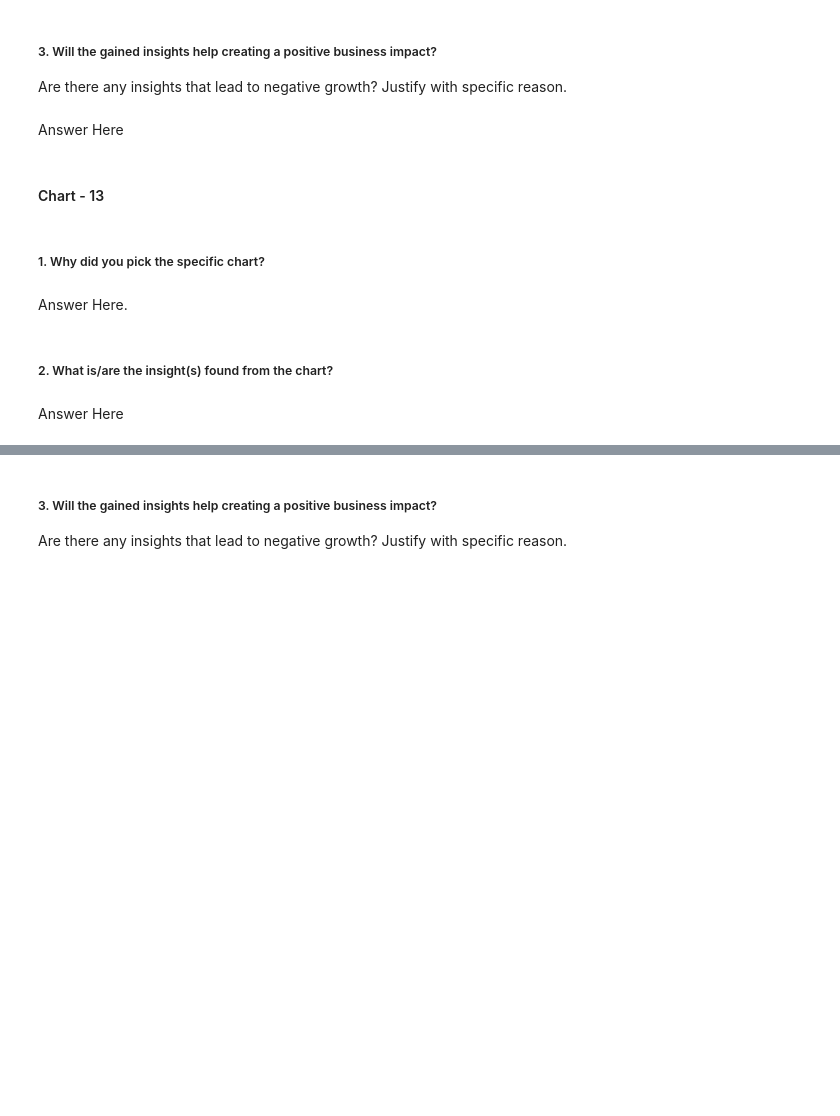
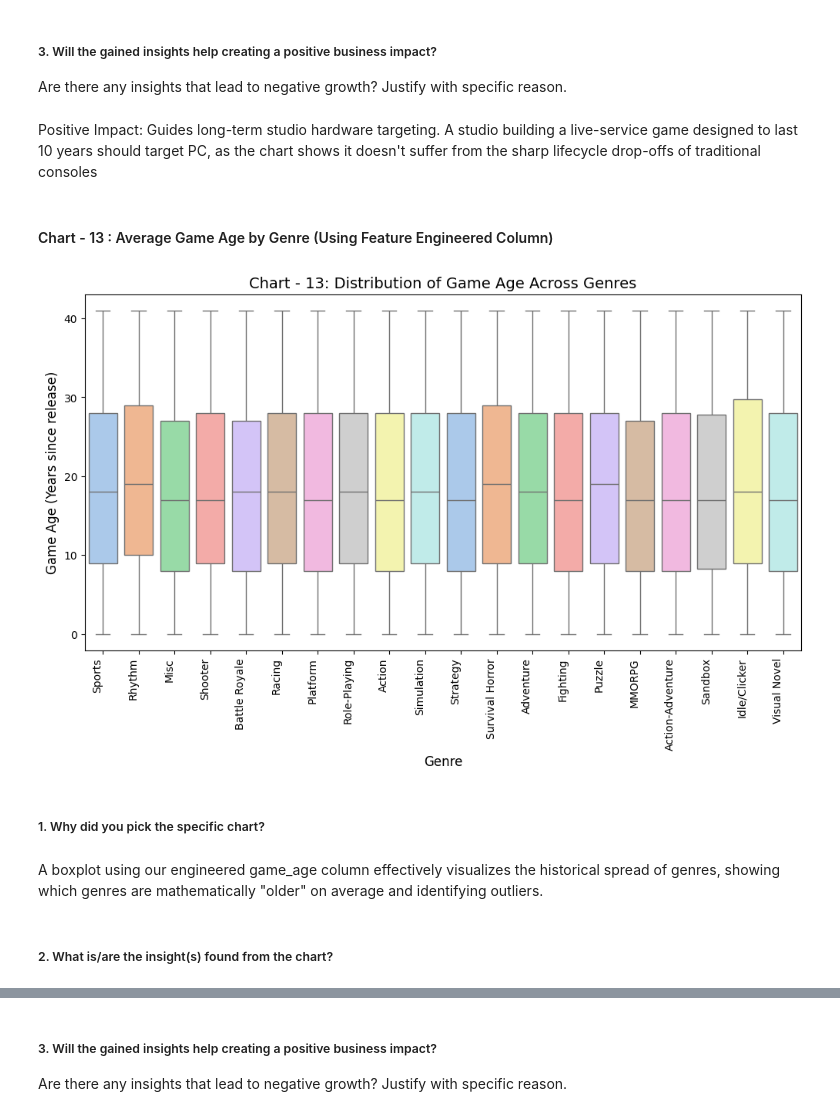
Before and after one commit to VishalChauhan85/Video-Game-Sales-EDA-Capstone, a Jupyter notebook: Video_Game_Sales_&_Metacritic_Intelligence_(Vishal_Chauhan).ipynb, the cells around one changed output, grey strips where cells are left out. Drawn from its saved outputs; the diff is of its cells as text; code cells hidden in the pictures; blank space fills up the shorter version.

```diff
--- a/Video_Game_Sales_&_Metacritic_Intelligence_(Vishal_Chauhan).ipynb
+++ b/Video_Game_Sales_&_Metacritic_Intelligence_(Vishal_Chauhan).ipynb
@@ -526,7 +571,3 @@ Answer Here
 # %% [markdown]
 ##### 3. Will the gained insights help creating a positive business impact?
 Are there any insights that lead to negative growth? Justify with specific reason.
-# %% [markdown]
-Answer Here
-# %% [markdown]
-#### Chart - 13
@@ -535,8 +574,24 @@ Answer Here
+# %% [markdown]
+Positive Impact: Guides long-term studio hardware targeting. A studio building a live-service game designed to last 10 years should target PC, as the chart shows it doesn't suffer from the sharp lifecycle drop-offs of traditional consoles
+# %% [markdown]
+#### Chart - 13 : Average Game Age by Genre (Using Feature Engineered Column)
+# %%
+plt.figure(figsize=(12, 6))
+if 'game_age' not in df_clean.columns:
+    df_clean['game_age'] = 2026 - df_clean['year']
+top_5_genres = df_clean['genre'].value_counts().index
+genre_time_data = df_clean[(df_clean['genre'].isin(top_5_genres)) & (df_clean['year'] <= 2026)]
+sns.boxplot(x='genre', y='game_age', data=genre_time_data, hue='genre', palette='pastel', legend=False)
+plt.title('Chart - 13: Distribution of Game Age Across Genres', fontsize=14)
+plt.xlabel('Genre', fontsize=12)
+plt.ylabel('Game Age (Years since release)', fontsize=12)
+plt.xticks(rotation=90, ha='right')
+plt.show()
+# %% [output]
+[figure, added]
 # %% [markdown]
 ##### 1. Why did you pick the specific chart?
-# %% [markdown]
-Answer Here.
+# %% [markdown]
+A boxplot using our engineered game_age column effectively visualizes the historical spread of genres, showing which genres are mathematically "older" on average and identifying outliers.
 # %% [markdown]
 ##### 2. What is/are the insight(s) found from the chart?
-# %% [markdown]
-Answer Here
```
Also changed, not shown: parts of 40 cells of this notebook.
